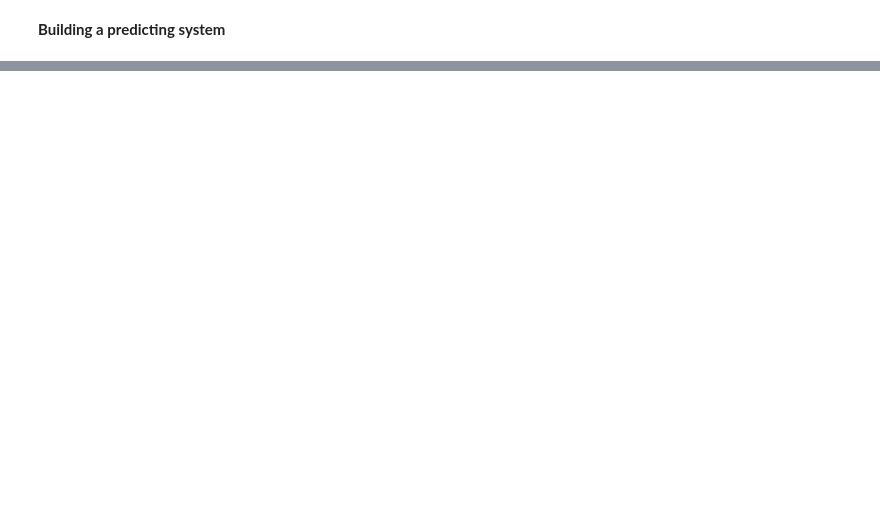
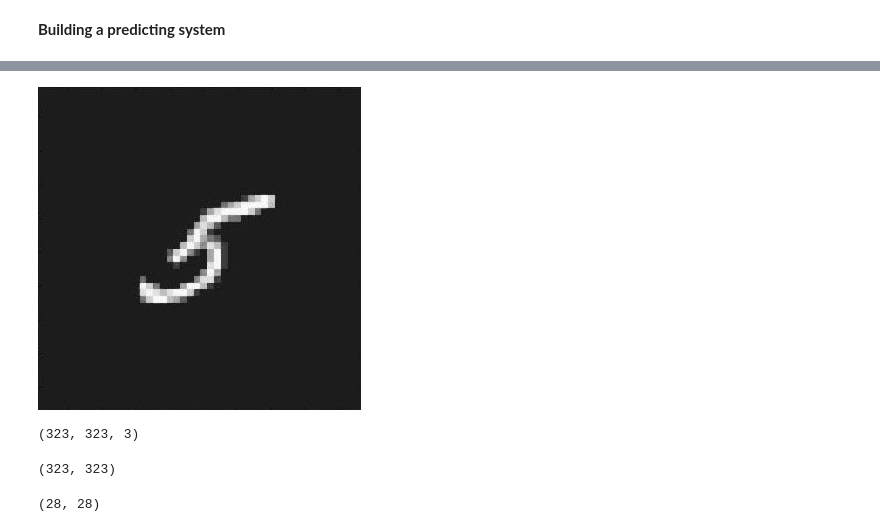
Before and after one commit to IsfarNayen/MNIST_Digit_Classification_Deep_Learning_Pet_Project, a Jupyter notebook: MNIST_Digital_Classification.ipynb, the cells around one changed output, grey strips where cells are left out. Cells and saved outputs as stored; diff of their text form; code cells hidden in the pictures; blank space fills up the shorter version.

Commit message:
Kaggle Notebook | MNIST Digit Classification.ipynb | Version 3

```diff
--- a/MNIST_Digital_Classification.ipynb
+++ b/MNIST_Digital_Classification.ipynb
@@ -173,2 +172,4 @@ Text(0.5, 47.7222222222222, 'Predicted Labels')
 # %% [markdown]
 **Building a predicting system**
+# %%
+input_img = cv2.imread('/kaggle/input/input-img/Handwritten-digits-from-the-MNIST-data-set-5-If-f-denotes-the-image-of-the-handwritten.png')
@@ -174,0 +180,8 @@ Text(0.5, 47.7222222222222, 'Predicted Labels')
+# %%
+cv2_imshow(input_img)
+# %% [output]
+[figure, added]
+# %%
+input_img.shape
+# %% [output]
+(323, 323, 3)
@@ -174,0 +190,4 @@ Text(0.5, 47.7222222222222, 'Predicted Labels')
+# %%
+grayscale_img.shape
+# %% [output]
+(323, 323)
@@ -174,0 +196,4 @@ Text(0.5, 47.7222222222222, 'Predicted Labels')
+# %%
+grayscale_img_resized.shape
+# %% [output]
+(28, 28)
```
Also changed, not shown: parts of 20 cells of this notebook.
